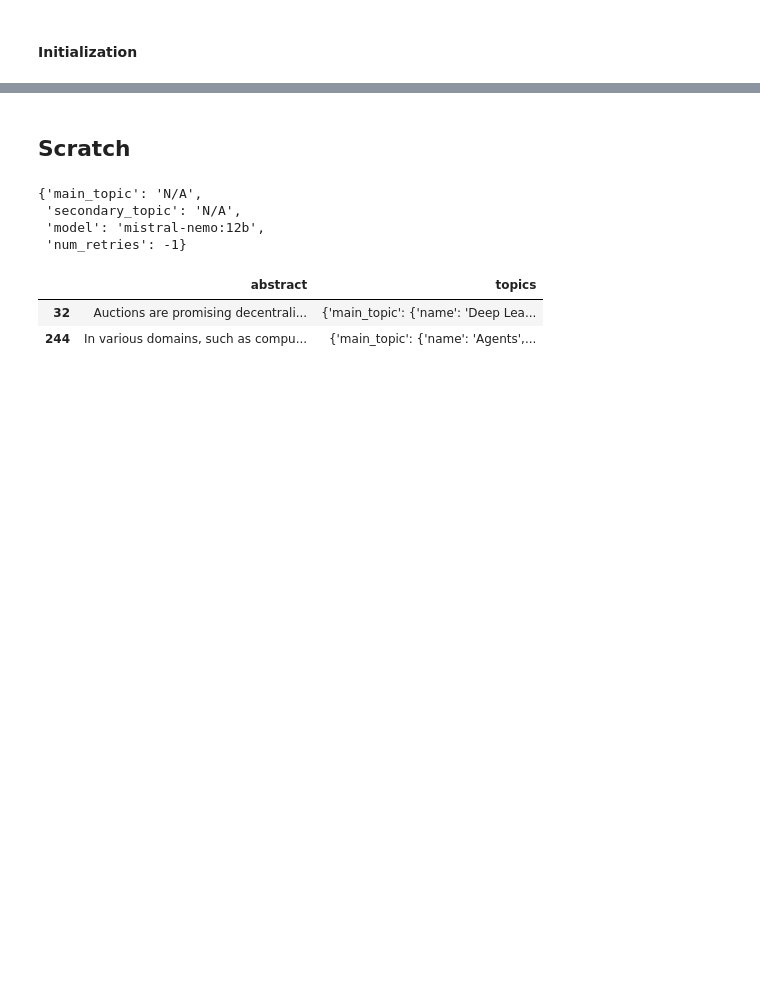
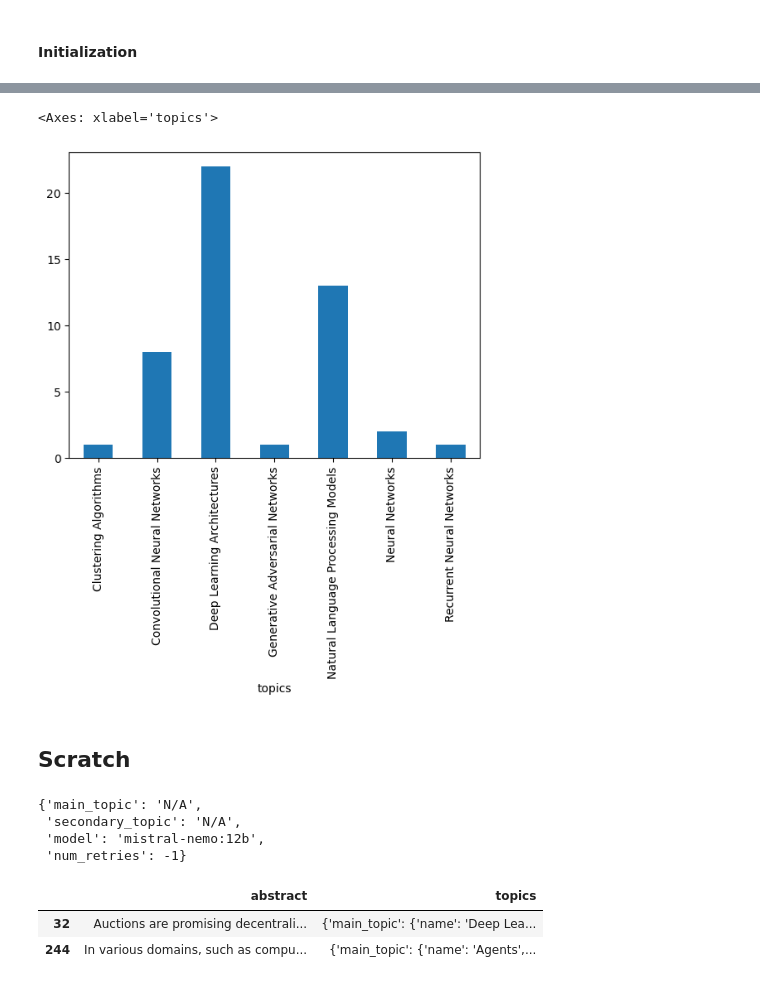
Before and after one commit to karipuf/ai_diversity, a Jupyter notebook: analysis.ipynb, the cells around one changed output, grey strips where cells are left out. Drawn from its saved outputs; the diff is of its cells as text; code cells hidden in the pictures; blank space fills up the shorter version.

```diff
--- a/analysis.ipynb
+++ b/analysis.ipynb
@@ -2,7 +2,8 @@
 #### Initialization
 # %%
 from openai import OpenAI
-import pandas as pd,numpy as np,json,re,os,httpx
+from functools import reduce
+import pandas as pd,numpy as np,json,re,os,httpx,pylab as pl
 from json_repair import repair_json
 from tqdm.notebook import tqdm
 
@@ -33,7 +34,7 @@ Your main task is to read this abstract carefully and determine the main researc
 - Support Vector Machines: Supervised learning models for classification and regression
 - Clustering Algorithms: Unsupervised learning techniques for grouping similar data points
 - Evolutionary Algorithms: Optimization techniques inspired by biological evolution
-- Bayesian Methods: Probabilistic approaches based on Bayes' theorem
+- Bayesian Methods: Probabilistic approaches which model solutions as drawn from some distribution
 - Ensemble Methods: Techniques combining multiple learning algorithms
 - Dimensionality Reduction Techniques: Methods for reducing the number of random variables
 - Hidden Markov Models: Statistical models where the system is a Markov process with hidden states
@@ -44,6 +45,7 @@ Your main task is to read this abstract carefully and determine the main researc
 - Transfer Learning Methods: Approaches for applying knowledge from one task to another
 - Fuzzy Logic Systems: Reasoning based on "degrees of truth" rather than boolean logic
 - Natural Language Processing Models: Techniques for processing and analyzing human language
+- Reinforcement Learning: Techniques for learning using indirect "rewards" rather than explicit errors
 
 """+"""
 Additional instructions:
@@ -126,4 +157,0 @@ pf2023.topics.value_counts()
-# %%
-pf2010=pd.to_csv(f"cached/pf2010_{nrows}topics.csv")
-pf2020=pd.to_csv(f"cached/pf2020_{nrows}topics.csv")
-pf2023=pd.to_csv(f"cached/pf2023_{nrows}topics.csv")
@@ -150,3 +198,8 @@ pf2023.topics.value_counts()
+# %%
+pf2020.groupby("topics").topics.count()
+# %% [output]
+<Axes: xlabel='topics'>
+[figure, added]
 # %% [markdown]
 ## Scratch
 # %%
```
Also changed, not shown: parts of 6 cells of this notebook, 3 other files.
